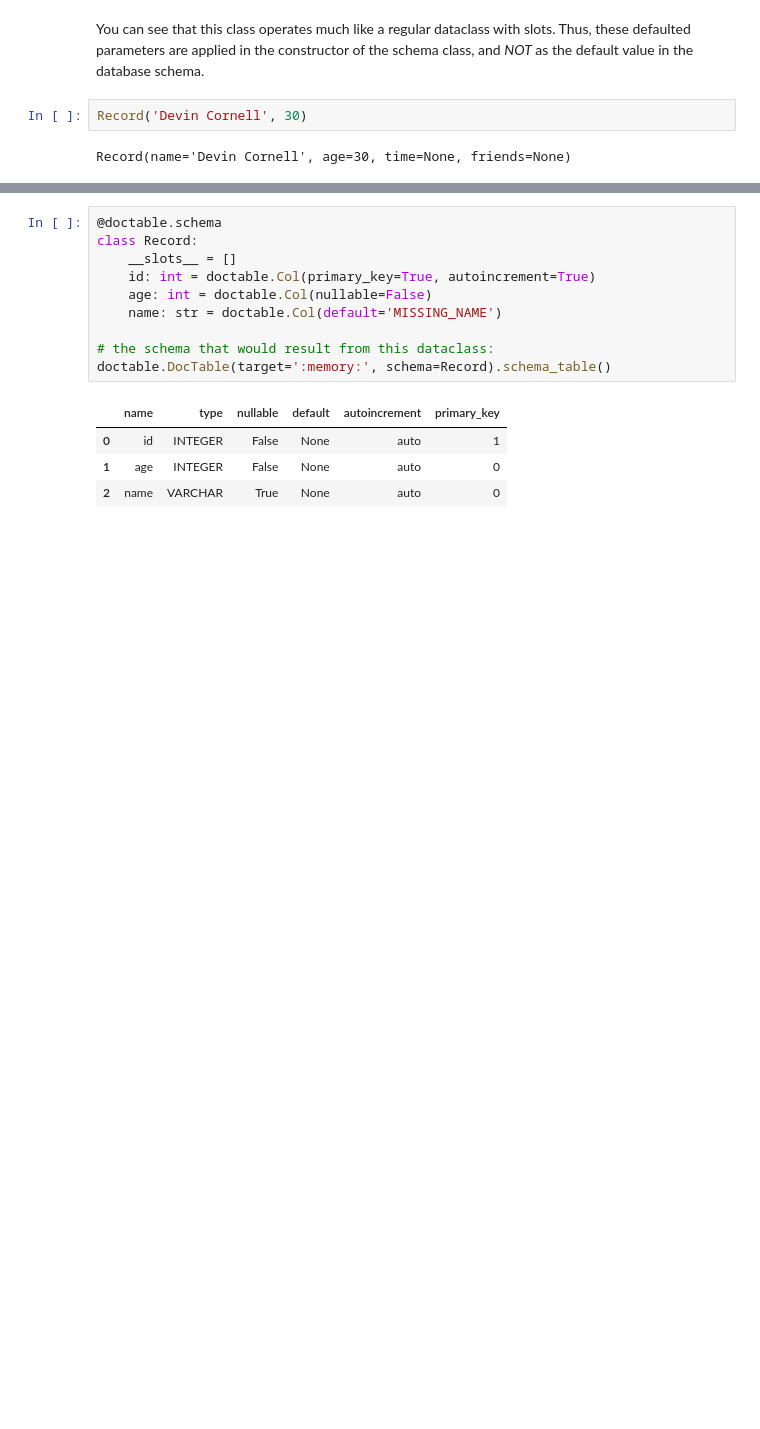
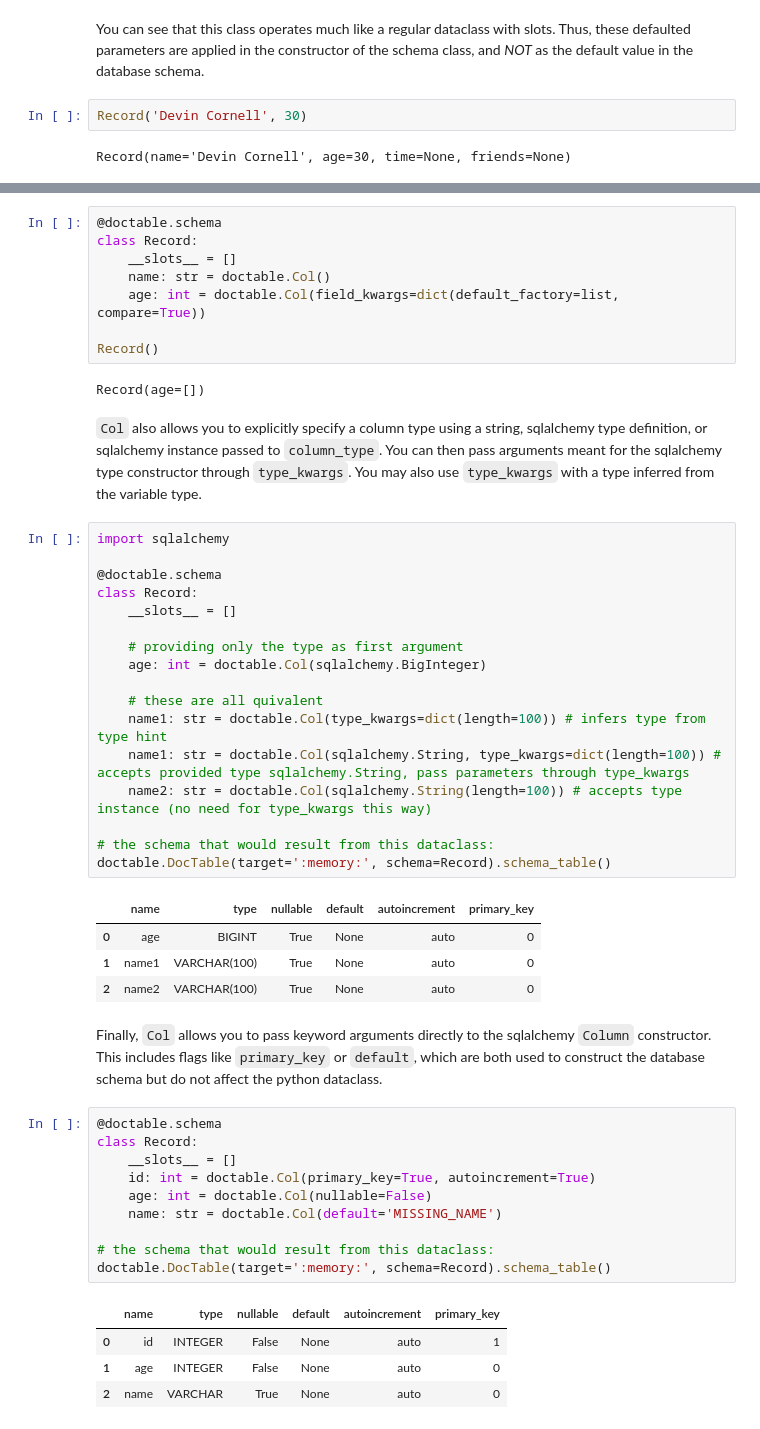
Before and after one commit to devincornell/doctable, a Jupyter notebook: examples/doctable_schema.ipynb, the cells around one changed output, grey strips where cells are left out. Cells and saved outputs as stored; diff of their text form; blank space fills up the shorter version.

Commit message:
working on schemas

```diff
--- a/examples/doctable_schema.ipynb
+++ b/examples/doctable_schema.ipynb
@@ -121,3 +121,39 @@ See how the `Col` keyword arguments are passed directly to `sqlalchemy.Column` f
+# %%
+@doctable.schema
+class Record:
+    __slots__ = []
+    name: str = doctable.Col()
+    age: int = doctable.Col(field_kwargs=dict(default_factory=list, compare=True))
+
+Record()
+# %% [output]
+Record(age=[])
+# %% [markdown]
+`Col` also allows you to explicitly specify a column type using a string, sqlalchemy type definition, or sqlalchemy instance passed to `column_type`. You can then pass arguments meant for the sqlalchemy type constructor through `type_kwargs`. You may also use `type_kwargs` with a type inferred from the variable type.
+# %%
+import sqlalchemy
+
+@doctable.schema
+class Record:
+    __slots__ = []
+
+    # providing only the type as first argument
+    age: int = doctable.Col(sqlalchemy.BigInteger)
+
+    # these are all quivalent
+    name1: str = doctable.Col(type_kwargs=dict(length=100)) # infers type from type hint
+    name1: str = doctable.Col(sqlalchemy.String, type_kwargs=dict(length=100)) # accepts provided type sqlalchemy.String, pass parameters through type_kwargs
+    name2: str = doctable.Col(sqlalchemy.String(length=100)) # accepts type instance (no need for type_kwargs this way)
+
+# the schema that would result from this dataclass:
+doctable.DocTable(target=':memory:', schema=Record).schema_table()
+# %% [output]
+|  | name | type | nullable | default | autoincrement | primary_key |
+| 0 | age | BIGINT | True | None | auto | 0 |
+| 1 | name1 | VARCHAR(100) | True | None | auto | 0 |
+| 2 | name2 | VARCHAR(100) | True | None | auto | 0 |
+# %% [markdown]
+Finally, `Col` allows you to pass keyword arguments directly to the sqlalchemy `Column` constructor. This includes flags like `primary_key` or `default`, which are both used to construct the database schema but do not affect the python dataclass.
 # %%
 @doctable.schema
 class Record:
```
Also changed, not shown: parts of 18 cells of this notebook.
